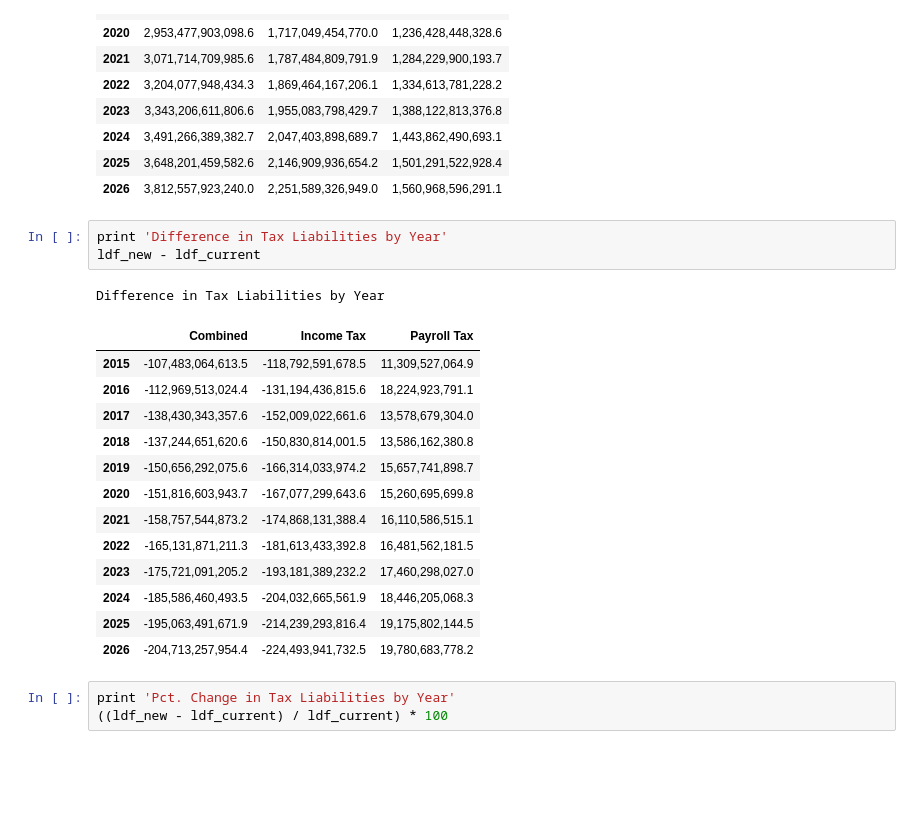
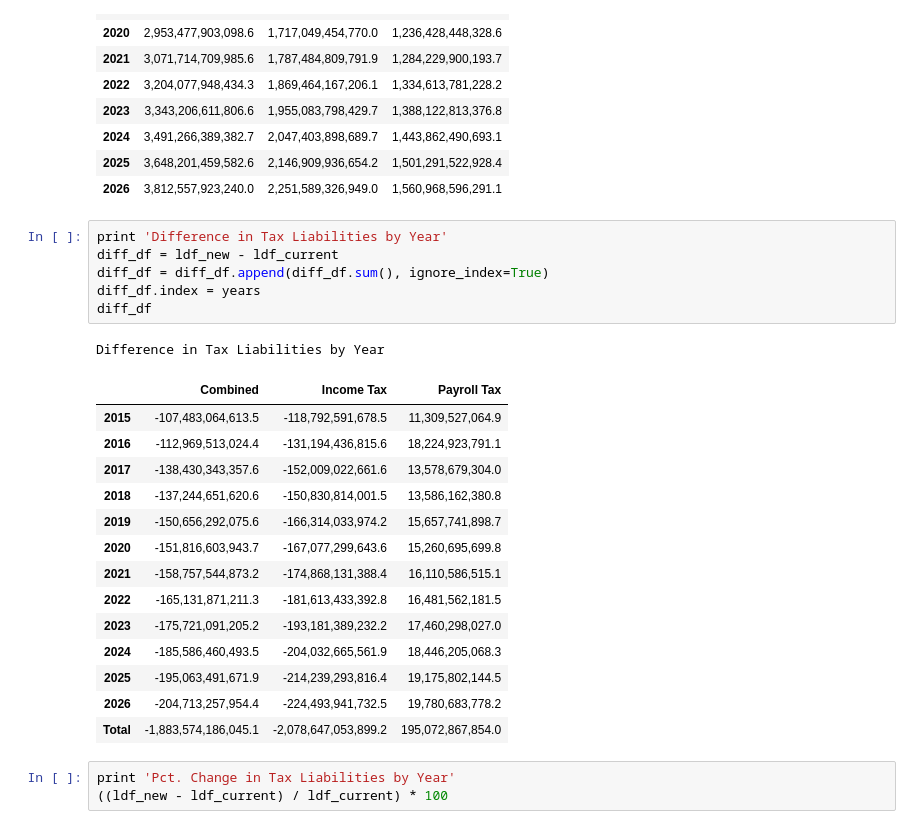
Before and after one commit to andersonfrailey/Notebook-Uploads, a Jupyter notebook: 2011 PUF Comparisons.ipynb, the cells around one changed output. Cells and saved outputs as stored; diff of their text form; blank space fills up the shorter version.

```diff
--- a/2011 PUF Comparisons.ipynb
+++ b/2011 PUF Comparisons.ipynb
@@ -474,22 +474,26 @@ New Tax Liabilities by Year
 | 2026 | 3,812,557,923,240.0 | 2,251,589,326,949.0 | 1,560,968,596,291.1 |
 # %%
 print 'Difference in Tax Liabilities by Year'
-ldf_new - ldf_current
+diff_df = ldf_new - ldf_current
+diff_df = diff_df.append(diff_df.sum(), ignore_index=True)
+diff_df.index = years
+diff_df
 # %% [output]
 Difference in Tax Liabilities by Year
 |  | Combined | Income Tax | Payroll Tax |
 | 2015 | -107,483,064,613.5 | -118,792,591,678.5 | 11,309,527,064.9 |
 | 2016 | -112,969,513,024.4 | -131,194,436,815.6 | 18,224,923,791.1 |
 | 2017 | -138,430,343,357.6 | -152,009,022,661.6 | 13,578,679,304.0 |
 | 2018 | -137,244,651,620.6 | -150,830,814,001.5 | 13,586,162,380.8 |
 | 2019 | -150,656,292,075.6 | -166,314,033,974.2 | 15,657,741,898.7 |
 | 2020 | -151,816,603,943.7 | -167,077,299,643.6 | 15,260,695,699.8 |
 | 2021 | -158,757,544,873.2 | -174,868,131,388.4 | 16,110,586,515.1 |
 | 2022 | -165,131,871,211.3 | -181,613,433,392.8 | 16,481,562,181.5 |
 | 2023 | -175,721,091,205.2 | -193,181,389,232.2 | 17,460,298,027.0 |
 | 2024 | -185,586,460,493.5 | -204,032,665,561.9 | 18,446,205,068.3 |
 | 2025 | -195,063,491,671.9 | -214,239,293,816.4 | 19,175,802,144.5 |
 | 2026 | -204,713,257,954.4 | -224,493,941,732.5 | 19,780,683,778.2 |
+| Total | -1,883,574,186,045.1 | -2,078,647,053,899.2 | 195,072,867,854.0 |
 # %%
 print 'Pct. Change in Tax Liabilities by Year'
 ((ldf_new - ldf_current) / ldf_current) * 100
```
